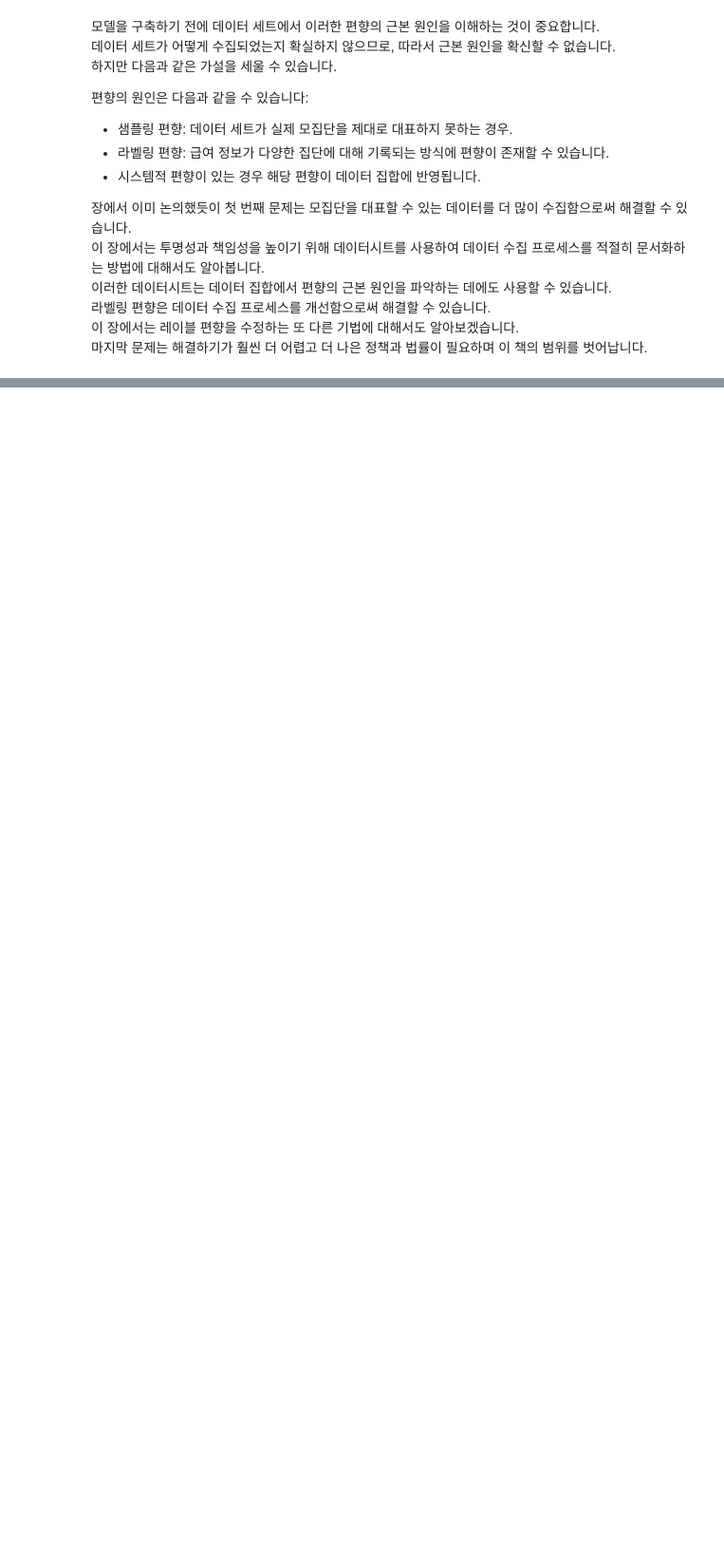
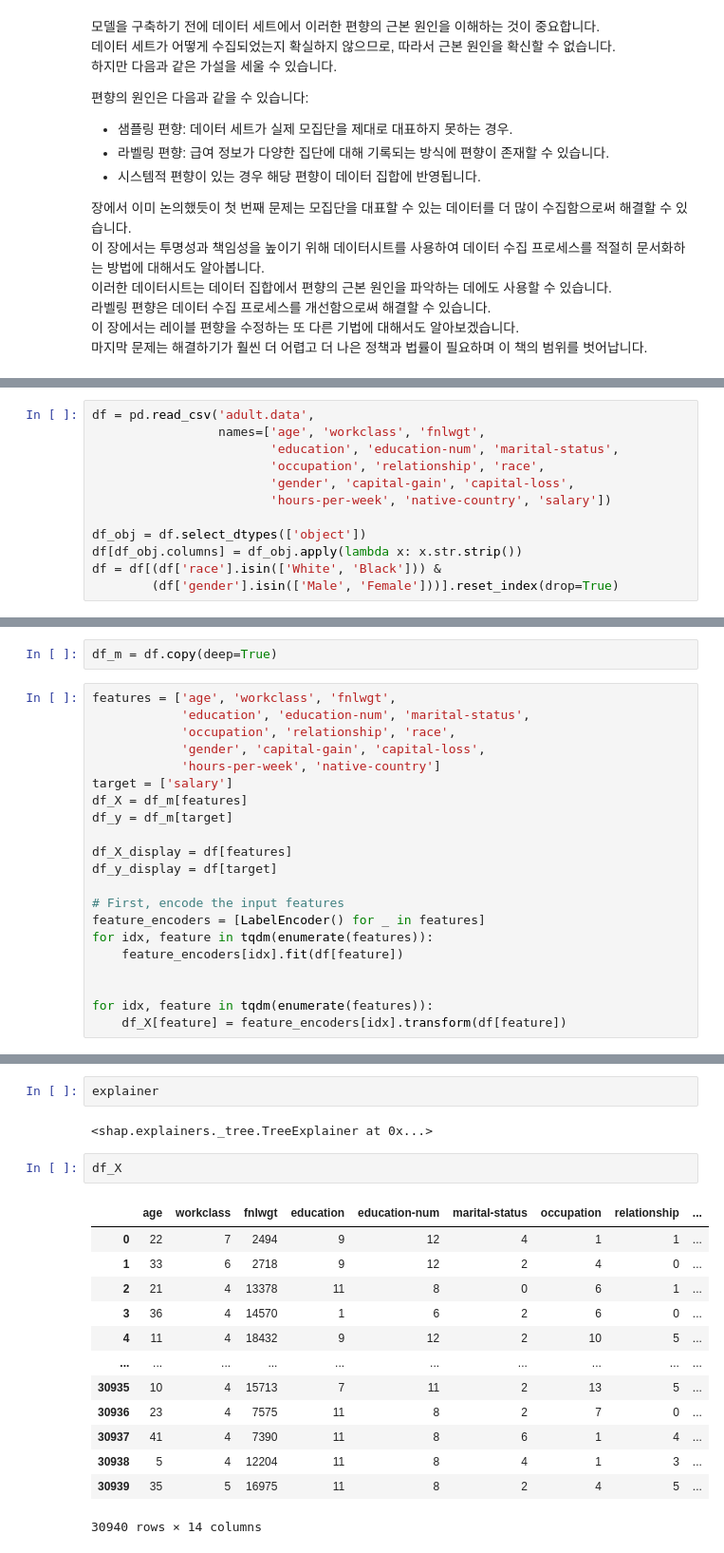
Before and after one commit to sguys99/self-study, a Jupyter notebook: xai/xai_book/ch08/ch08.ipynb, the cells around one changed output, grey strips where cells are left out. Shown: that part at 95% size. Cells and saved outputs as stored; diff of their text form; blank space fills up the shorter version.

```diff
--- a/xai/xai_book/ch08/ch08.ipynb
+++ b/xai/xai_book/ch08/ch08.ipynb
@@ -281,0 +311,12 @@ ax.set_ylabel('% of Race Population');
+# %%
+df = pd.read_csv('adult.data',
+                 names=['age', 'workclass', 'fnlwgt',
+                        'education', 'education-num', 'marital-status',
+                        'occupation', 'relationship', 'race',
+                        'gender', 'capital-gain', 'capital-loss',
+                        'hours-per-week', 'native-country', 'salary'])
+
+df_obj = df.select_dtypes(['object'])
+df[df_obj.columns] = df_obj.apply(lambda x: x.str.strip())
+df = df[(df['race'].isin(['White', 'Black'])) &
+        (df['gender'].isin(['Male', 'Female']))].reset_index(drop=True)
@@ -281,0 +332,23 @@ ax.set_ylabel('% of Race Population');
+# %%
+df_m = df.copy(deep=True)
+# %%
+features = ['age', 'workclass', 'fnlwgt',
+            'education', 'education-num', 'marital-status',
+            'occupation', 'relationship', 'race',
+            'gender', 'capital-gain', 'capital-loss',
+            'hours-per-week', 'native-country']
+target = ['salary']
+df_X = df_m[features]
+df_y = df_m[target]
+
+df_X_display = df[features]
+df_y_display = df[target]
+
+# First, encode the input features
+feature_encoders = [LabelEncoder() for _ in features]
+for idx, feature in tqdm(enumerate(features)):
+    feature_encoders[idx].fit(df[feature])
+
+
+for idx, feature in tqdm(enumerate(features)):
+    df_X[feature] = feature_encoders[idx].transform(df[feature])
@@ -281,0 +496,20 @@ ax.set_ylabel('% of Race Population');
+# %%
+explainer
+# %% [output]
+<shap.explainers._tree.TreeExplainer at 0x...>
+# %%
+df_X
+# %% [output]
+|  | age | workclass | fnlwgt | education | education-num | marital-status | occupation | relationship | ... |
+| 0 | 22 | 7 | 2494 | 9 | 12 | 4 | 1 | 1 | ... |
+| 1 | 33 | 6 | 2718 | 9 | 12 | 2 | 4 | 0 | ... |
+| 2 | 21 | 4 | 13378 | 11 | 8 | 0 | 6 | 1 | ... |
+| 3 | 36 | 4 | 14570 | 1 | 6 | 2 | 6 | 0 | ... |
+| 4 | 11 | 4 | 18432 | 9 | 12 | 2 | 10 | 5 | ... |
+| ... | ... | ... | ... | ... | ... | ... | ... | ... | ... |
+| 30935 | 10 | 4 | 15713 | 7 | 11 | 2 | 13 | 5 | ... |
+| 30936 | 23 | 4 | 7575 | 11 | 8 | 2 | 7 | 0 | ... |
+| 30937 | 41 | 4 | 7390 | 11 | 8 | 6 | 1 | 4 | ... |
+| 30938 | 5 | 4 | 12204 | 11 | 8 | 4 | 1 | 3 | ... |
+| 30939 | 35 | 5 | 16975 | 11 | 8 | 2 | 4 | 5 | ... |
+30940 rows × 14 columns
```
Also changed, not shown: parts of 41 cells of this notebook, 1 other file.
